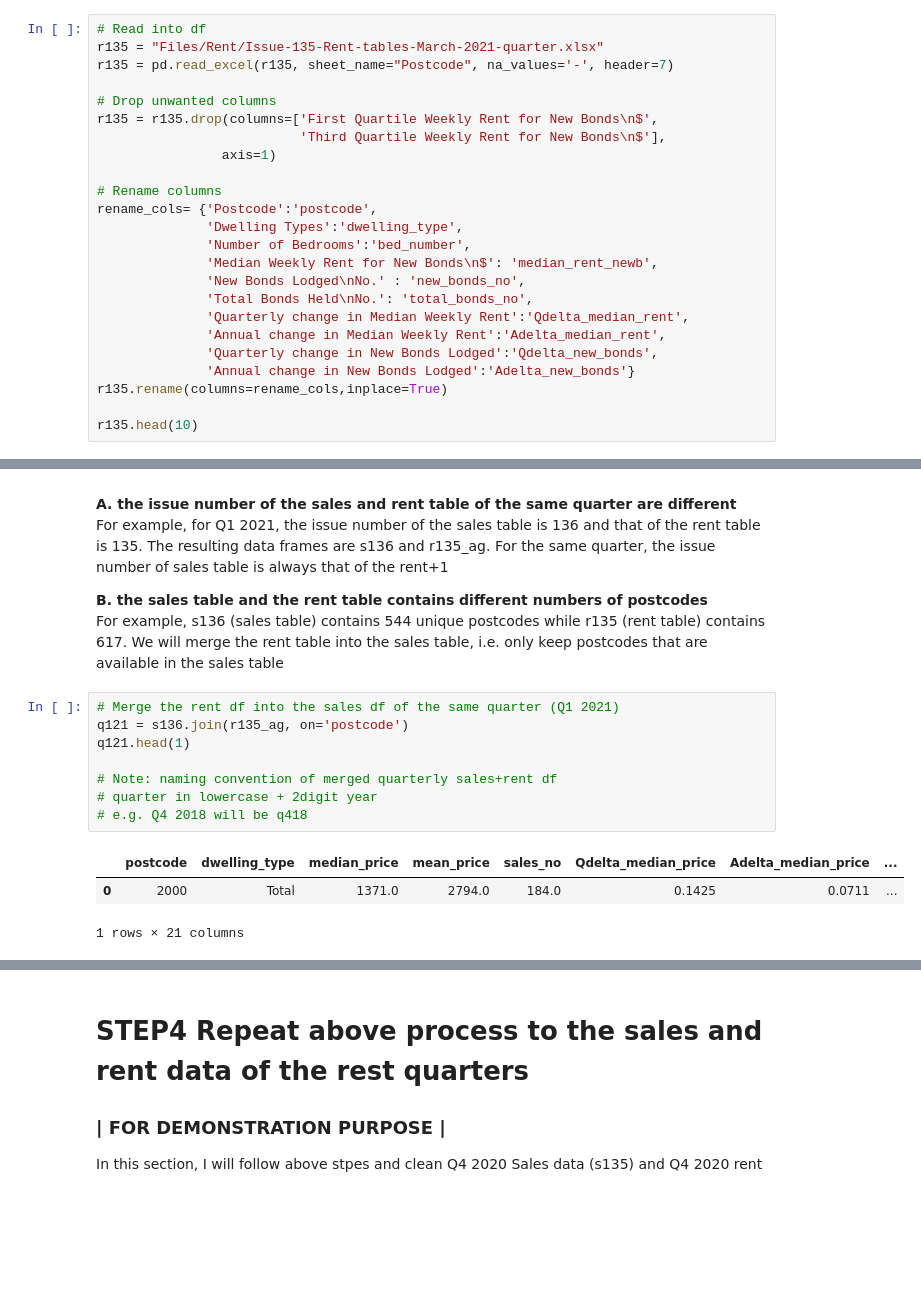
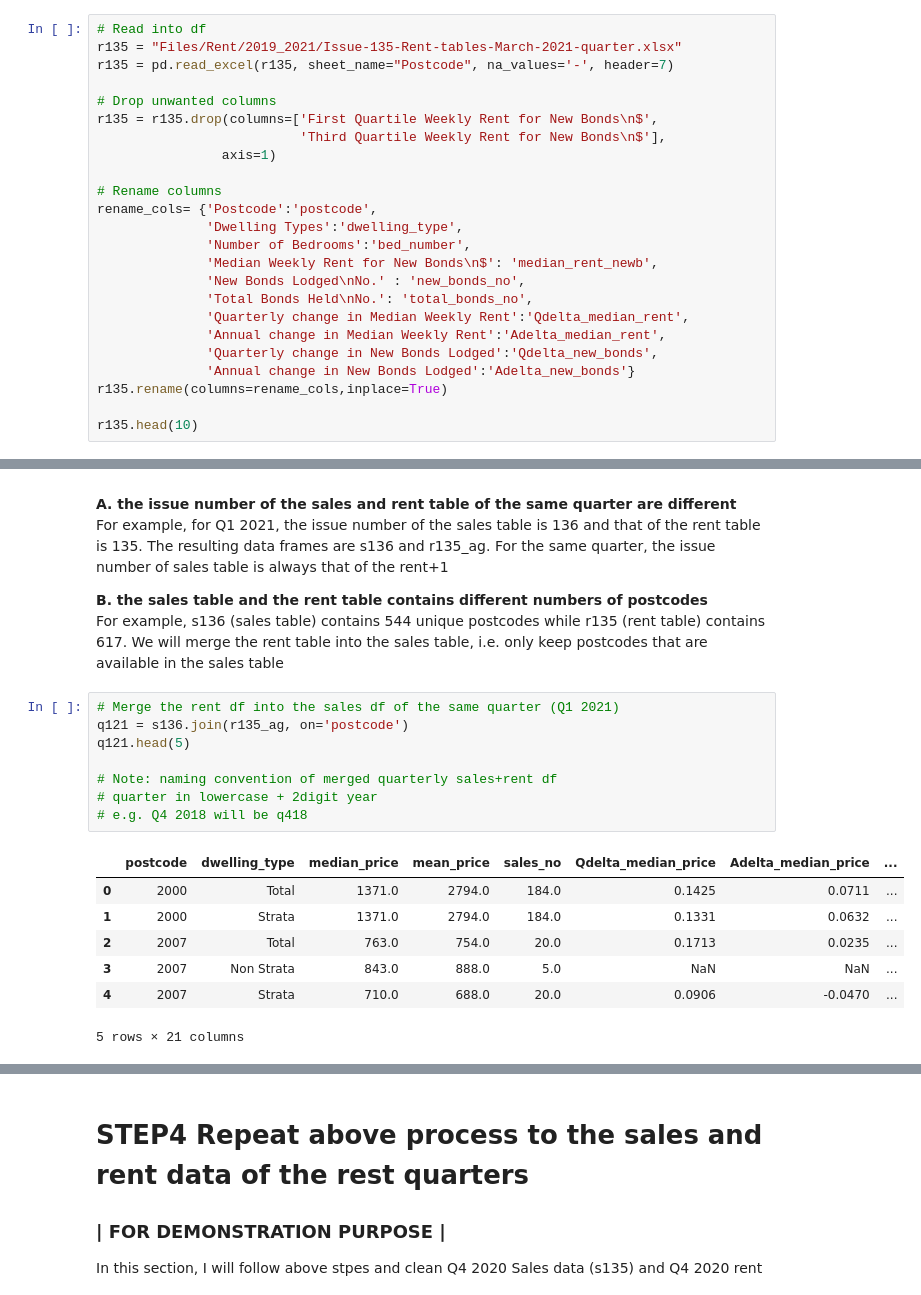
Before and after one commit to walthersy/NSW-house-price, a Jupyter notebook: Data Cleaning Process.ipynb, the cells around one changed output, grey strips where cells are left out. Saved outputs shown, nothing was run; the diff lists cells and outputs as text; blank space fills up the shorter version.

```diff
--- a/Data Cleaning Process.ipynb
+++ b/Data Cleaning Process.ipynb
@@ -199,7 +183,7 @@ s136
 # STEP2. CLEAN RENT DATA (SINGLE QUARTER) #
 # %%
 # Read into df
-r135 = "Files/Rent/Issue-135-Rent-tables-March-2021-quarter.xlsx"
+r135 = "Files/Rent/2019_2021/Issue-135-Rent-tables-March-2021-quarter.xlsx"
 r135 = pd.read_excel(r135, sheet_name="Postcode", na_values='-', header=7)
 
 # Drop unwanted columns
@@ -375,13 +359,17 @@ r135_ag.head(1)
 # %%
 # Merge the rent df into the sales df of the same quarter (Q1 2021)
 q121 = s136.join(r135_ag, on='postcode')
-q121.head(1)
+q121.head(5)
 
 # Note: naming convention of merged quarterly sales+rent df
 # quarter in lowercase + 2digit year
 # e.g. Q4 2018 will be q418
 # %% [output]
 |  | postcode | dwelling_type | median_price | mean_price | sales_no | Qdelta_median_price | Adelta_median_price | ... |
 | 0 | 2000 | Total | 1371.0 | 2794.0 | 184.0 | 0.1425 | 0.0711 | ... |
+| 1 | 2000 | Strata | 1371.0 | 2794.0 | 184.0 | 0.1331 | 0.0632 | ... |
+| 2 | 2007 | Total | 763.0 | 754.0 | 20.0 | 0.1713 | 0.0235 | ... |
+| 3 | 2007 | Non Strata | 843.0 | 888.0 | 5.0 | NaN | NaN | ... |
+| 4 | 2007 | Strata | 710.0 | 688.0 | 20.0 | 0.0906 | -0.0470 | ... |
-1 rows × 21 columns
+5 rows × 21 columns
 # %%
```
Also changed, not shown: parts of 33 cells of this notebook.
